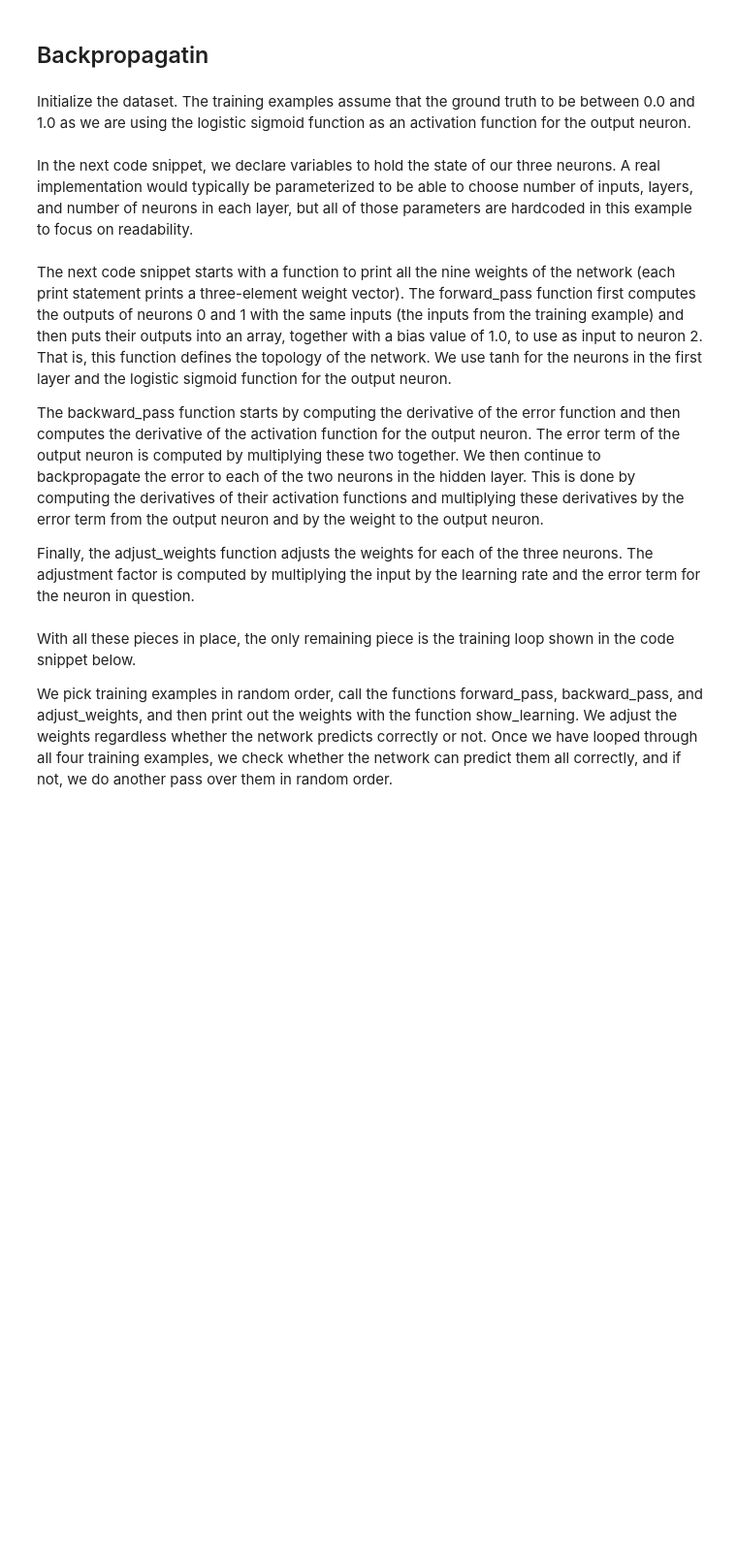
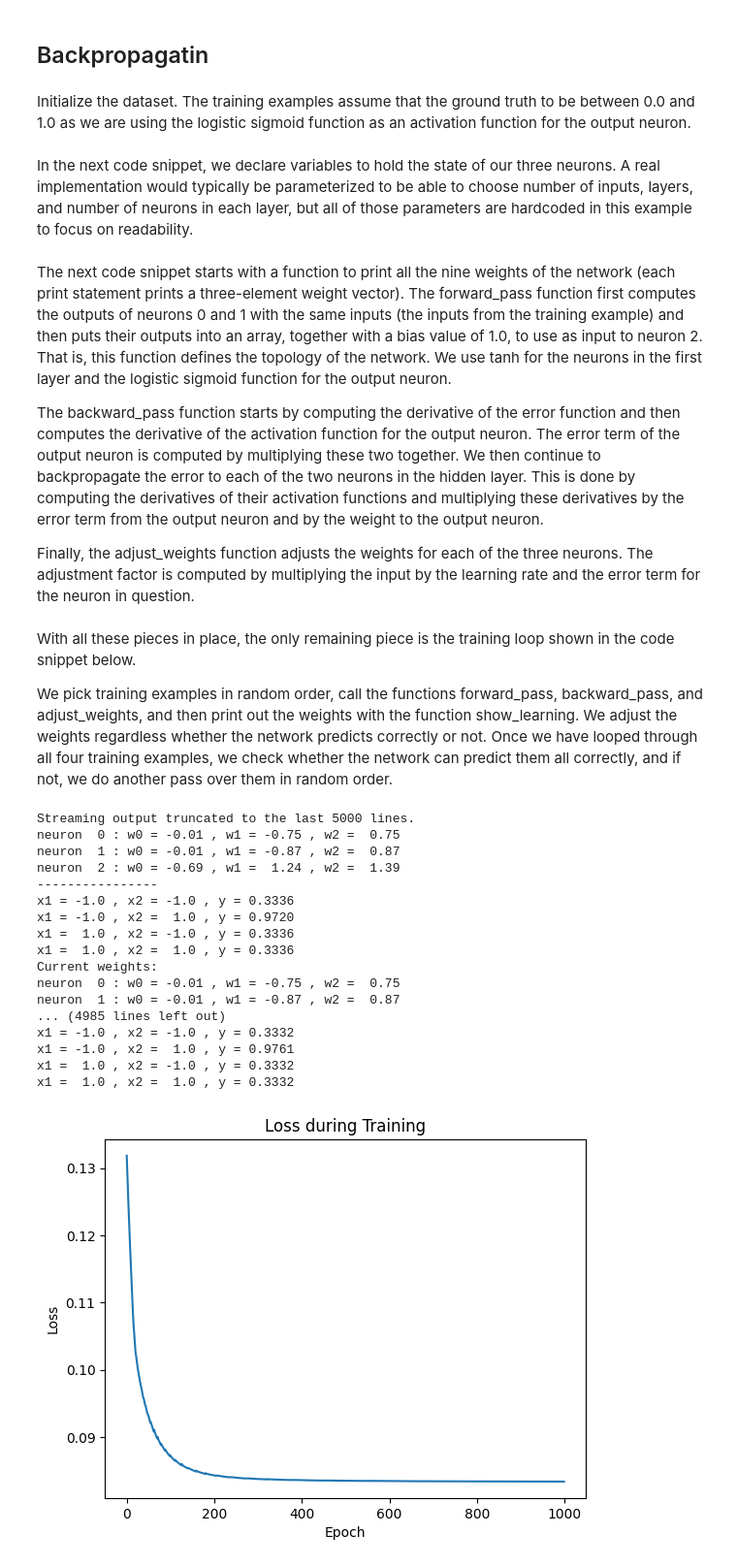
Before and after one commit to manelbenabid/DeepL, a Jupyter notebook: Week 2/Notebook2.3-Backpropgation.ipynb, the cells around one changed output. Shown: that part at 97% size. Saved outputs shown, nothing was run; the diff lists cells and outputs as text; code cells hidden in the pictures; blank space fills up the shorter version.

```diff
--- a/Week 2/Notebook2.3-Backpropgation.ipynb
+++ b/Week 2/Notebook2.3-Backpropgation.ipynb
@@ -31,5 +35,11 @@ def sigmoid(x):
 # %%
 def sigmoidDerivative(x):
     return sigmoid(x) * (1 - sigmoid(x))
+# %%
+def relu(x):
+  return np.maximum(0, x)
+
+def relu_derivative(x):
+    return np.where(x > 0, 1, 0)
 # %%
 from matplotlib import pyplot as plt
@@ -91,22 +103,30 @@ def show_learning():
               '%5.2f' % w[2])
     print('----------------')
 
+
+
+##### code modified to use ReLU activation function instead of tanh ########
 def forward_pass(x):
     global n_y
-    n_y[0] = np.tanh(np.dot(n_w[0], x)) # Neuron 0
-    n_y[1] = np.tanh(np.dot(n_w[1], x)) # Neuron 1
+    n_y[0] = relu(np.dot(n_w[0], x)) # Neuron 0
+    n_y[1] = relu(np.dot(n_w[1], x)) # Neuron 1
     n2_inputs = np.array([1.0, n_y[0], n_y[1]]) # 1.0 is bias
     z2 = np.dot(n_w[2], n2_inputs)
     n_y[2] = 1.0 / (1.0 + np.exp(-z2))
 
+
+# loss tracking
+losses = []
+
+##### code modified to use ReLU derivative instead of tanh ########
 def backward_pass(y_truth):
     global n_error
     error_prime = -(y_truth - n_y[2]) # Derivative of loss-func
     derivative = n_y[2] * (1.0 - n_y[2]) # Logistic derivative
     n_error[2] = error_prime * derivative
-    derivative = 1.0 - n_y[0]**2 # tanh derivative
+    derivative = relu_derivative(n_y[0]) # relu derivative
     n_error[0] = n_w[2][1] * n_error[2] * derivative
-    derivative = 1.0 - n_y[1]**2 # tanh derivative
+    derivative = relu_derivative(n_y[1]) # relu derivative
     n_error[1] = n_w[2][2] * n_error[2] * derivative
 
 def adjust_weights(x):
@@ -122,19 +142,58 @@ We pick training examples in random order, call the functions forward_pass, back
 # %%
 # Network training loop.
 all_correct = False
-while not all_correct: # Train until converged
+epochs = 1000  # im gonna run it for 1000 epochs only, feel free to change it
+for epoch in range(epochs): # Train until converged
     all_correct = True
     np.random.shuffle(index_list) # Randomize order
     for i in index_list: # Train on all examples
         forward_pass(x_train[i])
         backward_pass(y_train[i])
         adjust_weights(x_train[i])
         show_learning() # Show updated weights
+
+    total_loss = 0
     for i in range(len(x_train)): # Check if converged
         forward_pass(x_train[i])
         print('x1 =', '%4.1f' % x_train[i][1], ', x2 =',
               '%4.1f' % x_train[i][2], ', y =',
               '%.4f' % n_y[2])
+
+        # Calculate loss for each example
+        example_loss = 0.5 * (n_y[2] - y_train[i]) ** 2
+        total_loss += example_loss
+
+
         if(((y_train[i] < 0.5) and (n_y[2] >= 0.5))
                 or ((y_train[i] >= 0.5) and (n_y[2] < 0.5))):
             all_correct = False
+
+    # Store the average loss for the epoch
+    average_loss = total_loss / len(x_train)
+    losses.append(average_loss)
+
+# Plot the loss over epochs
+plt.plot(losses)
+plt.xlabel('Epoch')
+plt.ylabel('Loss')
+plt.title('Loss during Training')
+plt.show()
+# %% [output]
+Streaming output truncated to the last 5000 lines.
+neuron  0 : w0 = -0.01 , w1 = -0.75 , w2 =  0.75
+neuron  1 : w0 = -0.01 , w1 = -0.87 , w2 =  0.87
+neuron  2 : w0 = -0.69 , w1 =  1.24 , w2 =  1.39
+----------------
+x1 = -1.0 , x2 = -1.0 , y = 0.3336
+x1 = -1.0 , x2 =  1.0 , y = 0.9720
+x1 =  1.0 , x2 = -1.0 , y = 0.3336
+x1 =  1.0 , x2 =  1.0 , y = 0.3336
+Current weights:
+neuron  0 : w0 = -0.01 , w1 = -0.75 , w2 =  0.75
+neuron  1 : w0 = -0.01 , w1 = -0.87 , w2 =  0.87
+... (4985 lines left out)
+x1 = -1.0 , x2 = -1.0 , y = 0.3332
+x1 = -1.0 , x2 =  1.0 , y = 0.9761
+x1 =  1.0 , x2 = -1.0 , y = 0.3332
+x1 =  1.0 , x2 =  1.0 , y = 0.3332
+[figure, added]
```
Also changed, not shown: parts of 3 cells of this notebook.
